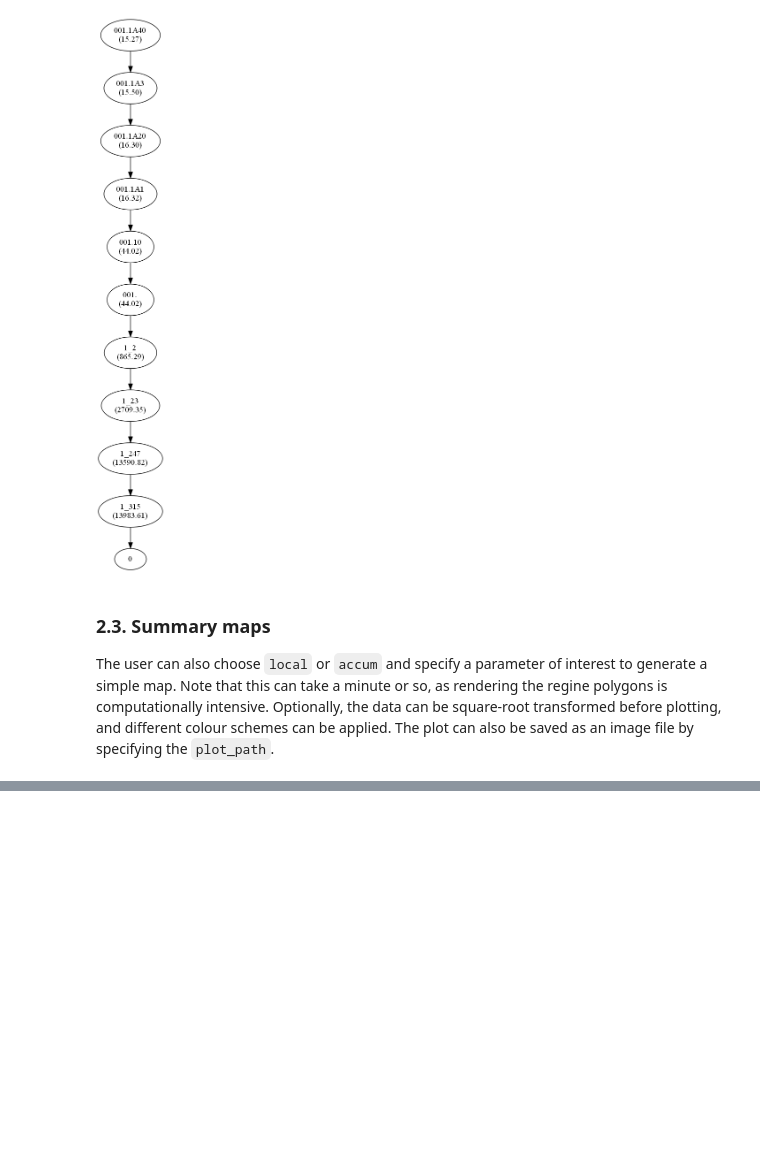
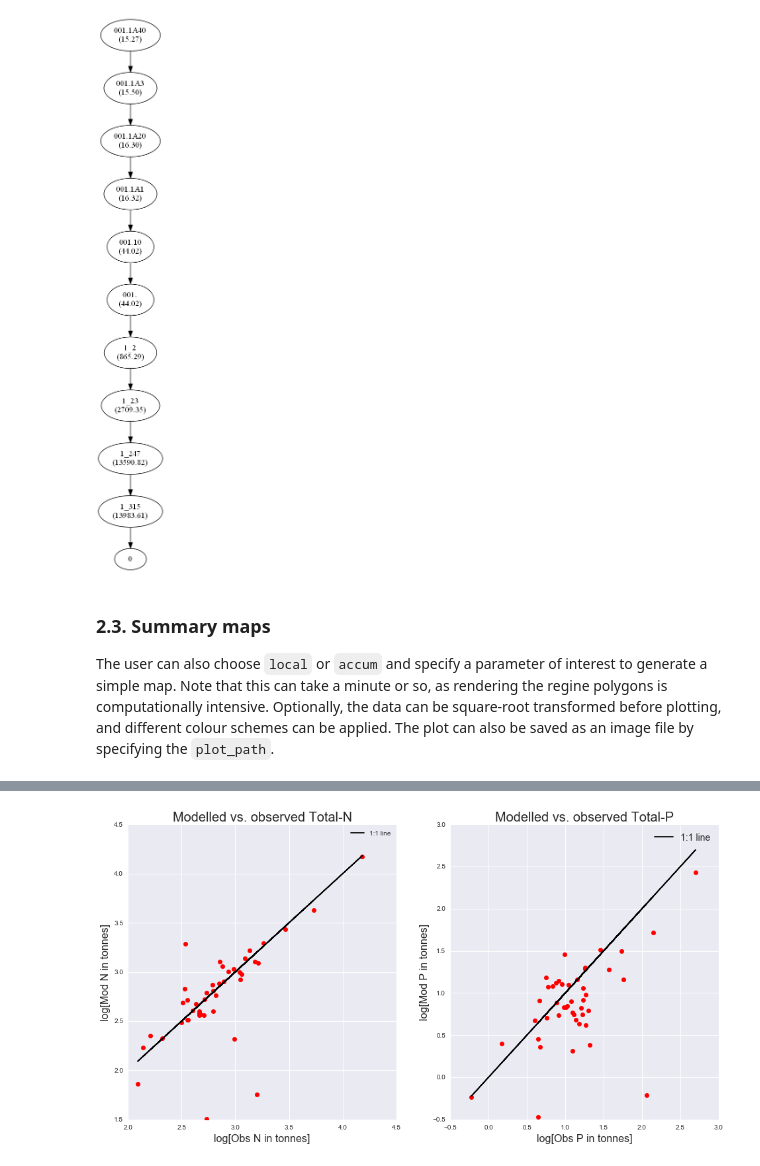
Before and after one commit to JamesSample/rid, a Jupyter notebook: notebooks/nope_model.ipynb, the cells around one changed output, grey strips where cells are left out. Drawn from its saved outputs; the diff is of its cells as text; code cells hidden in the pictures; blank space fills up the shorter version.

Commit message:
Inital model demonstration

```diff
--- a/notebooks/nope_model.ipynb
+++ b/notebooks/nope_model.ipynb
@@ -102,0 +130,74 @@ fig = nope.make_map(g, stat='accum', quant='all_sources_n_tonnes', sqrt=True,
+# %%
+# Read station data
+in_xlsx = (r'C:\Data\James_Work\Staff\Oeyvind_K\Elveovervakingsprogrammet'
+           r'\Results\Loads_CSVs\rid_loads_summaries_2016.xlsx')
+stn_df = pd.read_excel(in_xlsx, sheetname='station_data')
+
+# Consider just the RID_11 and RID_36 stations
+stn_df = stn_df.query('rid_group != "rid_108"')
+
+# Get just cols of interest
+stn_df = stn_df[['station_id', 'station_code', 'station_name', 'nve_vassdrag_nr']]
+
+# Read 2015 observed loads for N and P
+in_csv = (r'C:\Data\James_Work\Staff\Oeyvind_K\Elveovervakingsprogrammet'
+          r'\Results\Loads_CSVs\loads_all_sites_2015.csv')
+lds_df = pd.read_csv(in_csv, encoding='utf-8')
+lds_df = lds_df[['station_id', 'TOTN_tonnes', 'TOTP_tonnes']]
+
+# Join
+df = pd.merge(stn_df, lds_df, how='left', on='station_id')
+
+# Container for output
+n_list = []
+p_list = []
+
+# Loop over model data
+for idx, row in df.iterrows():
+    stn_id = row['station_id']
+    vnr = row['nve_vassdrag_nr']
+
+    # Get data from graph
+    try :
+        mod_n = g.node[vnr]['accum']['all_sources_n_tonnes']
+        mod_p = g.node[vnr]['accum']['all_sources_p_tonnes']
+
+        n_list.append(mod_n)
+        p_list.append(mod_p)
+
+    except KeyError:
+        n_list.append(np.nan)
+        p_list.append(np.nan)
+
+# Add to df
+df['Mod_TOTN_tonnes'] = n_list
+df['Mod_TOTP_tonnes'] = p_list
+
+# Get cols of interest and drop NaN
+df = df[['TOTN_tonnes', 'TOTP_tonnes', 'Mod_TOTN_tonnes', 'Mod_TOTP_tonnes']]
+df.dropna(inplace=True)
+
+# Log transform
+df = np.log10(df)
+
+# Plot
+fig, axes = plt.subplots(nrows=1, ncols=2, figsize=(16, 8))
+
+# N
+axes[0].plot(df['TOTN_tonnes'], df['Mod_TOTN_tonnes'], 'ro', label='')
+axes[0].plot(df['TOTN_tonnes'], df['TOTN_tonnes'], 'k-', label='1:1 line')
+axes[0].set_title('Modelled vs. observed Total-N', fontsize=20)
+axes[0].set_xlabel('log[Obs N in tonnes]', fontsize=16)
+axes[0].set_ylabel('log[Mod N in tonnes]', fontsize=16)
+axes[0].legend(loc='best')
+
+axes[1].plot(df['TOTP_tonnes'], df['Mod_TOTP_tonnes'], 'ro', label='')
+axes[1].plot(df['TOTP_tonnes'], df['TOTP_tonnes'], 'k-', label='1:1 line')
+axes[1].set_title('Modelled vs. observed Total-P', fontsize=20)
+axes[1].set_xlabel('log[Obs P in tonnes]', fontsize=16)
+axes[1].set_ylabel('log[Mod P in tonnes]', fontsize=16)
+axes[1].legend(loc='best', fontsize=14)
+
+plt.show()
+# %% [output]
+[figure, added]
```
Also changed, not shown: parts of 11 cells of this notebook.
